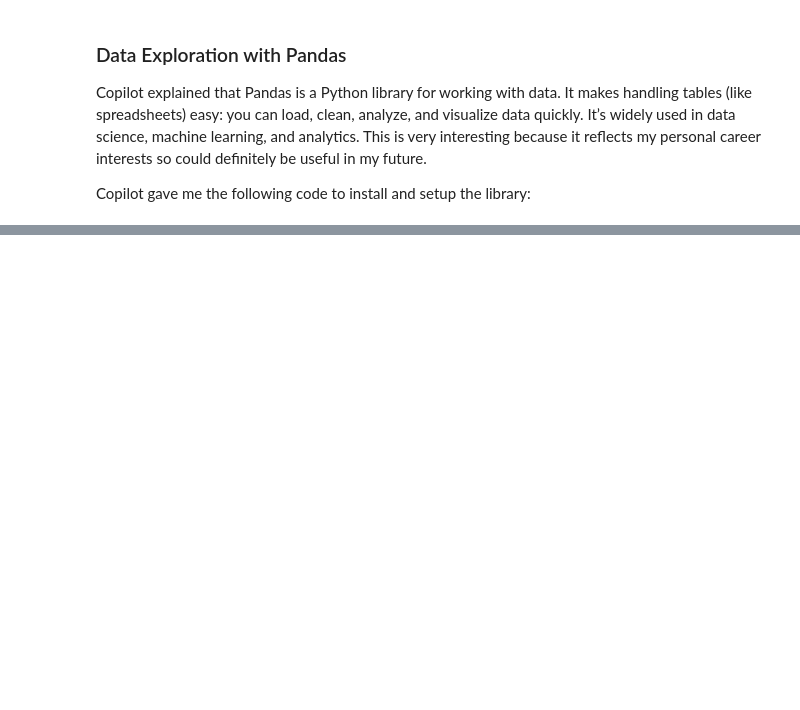
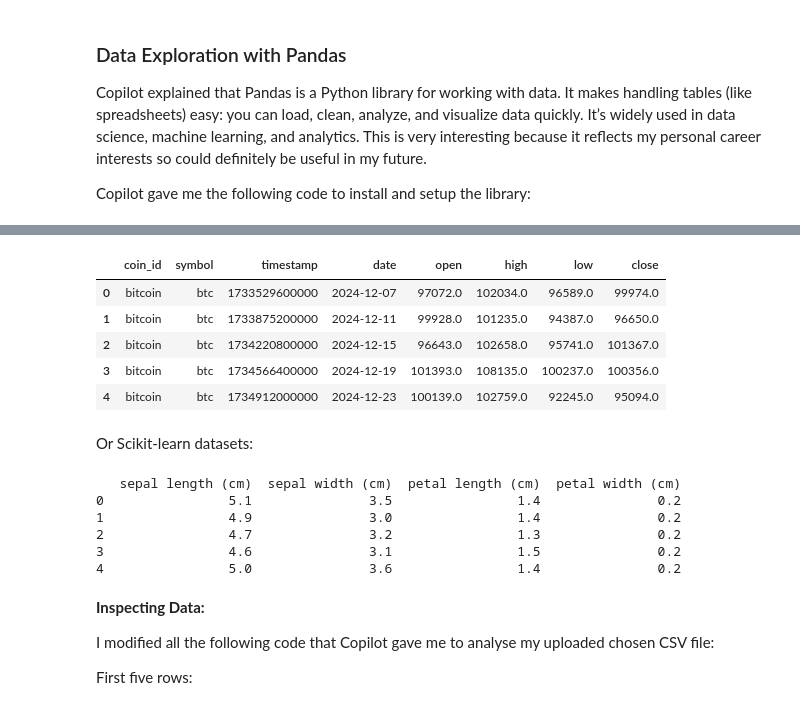
Before and after one commit to AlexMeiklejon/AI-for-the-arts, a Jupyter notebook: coding_exercises.ipynb, the cells around one changed output, grey strips where cells are left out. Drawn from its saved outputs; the diff is of its cells as text; code cells hidden in the pictures; blank space fills up the shorter version.

```diff
--- a/coding_exercises.ipynb
+++ b/coding_exercises.ipynb
@@ -2138,0 +2179,34 @@ import pandas as pd
+# %%
+import pandas as pd
+
+df = pd.read_csv("crypto_ohlc.csv")
+
+df.head()  # displays the first 5 rows
+# %% [output]
+|  | coin_id | symbol | timestamp | date | open | high | low | close |
+| 0 | bitcoin | btc | 1733529600000 | 2024-12-07 | 97072.0 | 102034.0 | 96589.0 | 99974.0 |
+| 1 | bitcoin | btc | 1733875200000 | 2024-12-11 | 99928.0 | 101235.0 | 94387.0 | 96650.0 |
+| 2 | bitcoin | btc | 1734220800000 | 2024-12-15 | 96643.0 | 102658.0 | 95741.0 | 101367.0 |
+| 3 | bitcoin | btc | 1734566400000 | 2024-12-19 | 101393.0 | 108135.0 | 100237.0 | 100356.0 |
+| 4 | bitcoin | btc | 1734912000000 | 2024-12-23 | 100139.0 | 102759.0 | 92245.0 | 95094.0 |
+# %% [markdown]
+Or Scikit-learn datasets:
+# %%
+
+from sklearn.datasets import load_iris
+iris = load_iris()
+df = pd.DataFrame(iris.data, columns=iris.feature_names)
+print(df.head())
+# %% [output]
+   sepal length (cm)  sepal width (cm)  petal length (cm)  petal width (cm)
+0                5.1               3.5                1.4               0.2
+1                4.9               3.0                1.4               0.2
+2                4.7               3.2                1.3               0.2
+3                4.6               3.1                1.5               0.2
+4                5.0               3.6                1.4               0.2
+# %% [markdown]
+**Inspecting Data:**
+
+I modified all the following code that Copilot gave me to analyse my uploaded chosen CSV file:
+
+First five rows:
```
Also changed, not shown: parts of 30 cells of this notebook, 2 other files.
